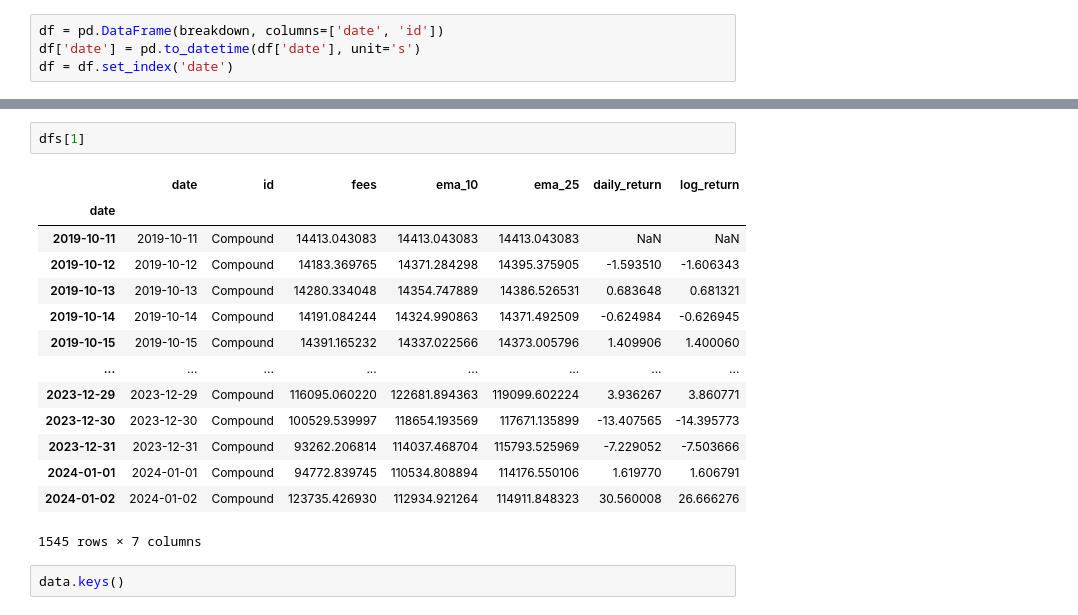
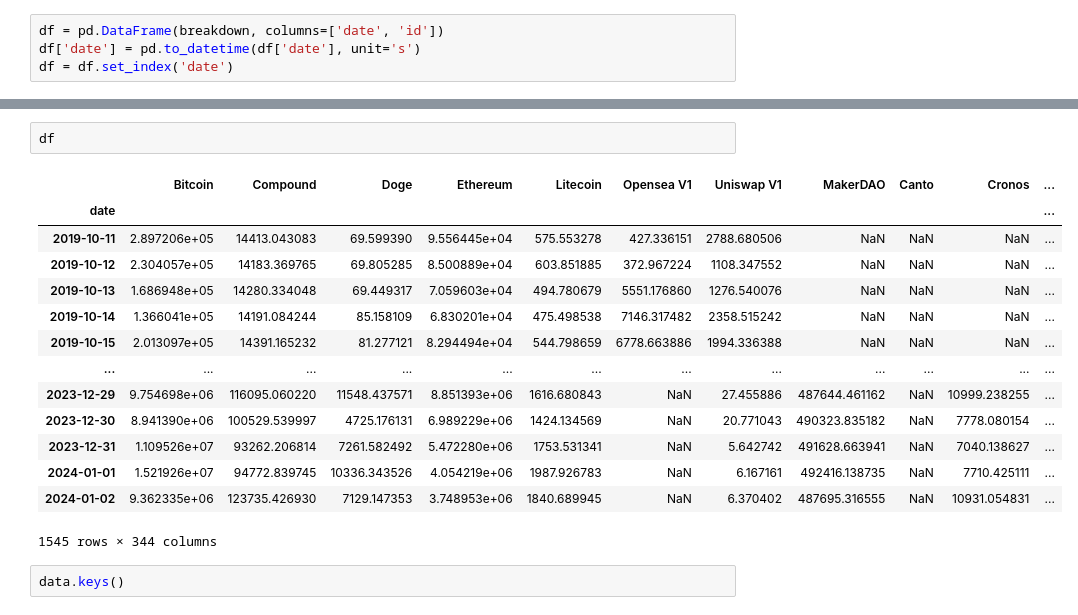
Before and after one commit to Fuuurma/Crypto_Research, a Jupyter notebook: jupyter_notebook/fees/get_fees_data.ipynb, the cells around one changed output, grey strips where cells are left out. Drawn from its saved outputs; the diff is of its cells as text.

Commit message:
daily code dump

```diff
--- a/jupyter_notebook/fees/get_fees_data.ipynb
+++ b/jupyter_notebook/fees/get_fees_data.ipynb
@@ -164,20 +203,20 @@ KeyError: 'sma_20'
-# %%
-dfs[1]
-# %% [output]
-|  | date | id | fees | ema_10 | ema_25 | daily_return | log_return |
-| date |  |  |  |  |  |  |  |
-| 2019-10-11 | 2019-10-11 | Compound | 14413.043083 | 14413.043083 | 14413.043083 | NaN | NaN |
-| 2019-10-12 | 2019-10-12 | Compound | 14183.369765 | 14371.284298 | 14395.375905 | -1.593510 | -1.606343 |
-| 2019-10-13 | 2019-10-13 | Compound | 14280.334048 | 14354.747889 | 14386.526531 | 0.683648 | 0.681321 |
-| 2019-10-14 | 2019-10-14 | Compound | 14191.084244 | 14324.990863 | 14371.492509 | -0.624984 | -0.626945 |
-| 2019-10-15 | 2019-10-15 | Compound | 14391.165232 | 14337.022566 | 14373.005796 | 1.409906 | 1.400060 |
-| ... | ... | ... | ... | ... | ... | ... | ... |
-| 2023-12-29 | 2023-12-29 | Compound | 116095.060220 | 122681.894363 | 119099.602224 | 3.936267 | 3.860771 |
-| 2023-12-30 | 2023-12-30 | Compound | 100529.539997 | 118654.193569 | 117671.135899 | -13.407565 | -14.395773 |
-| 2023-12-31 | 2023-12-31 | Compound | 93262.206814 | 114037.468704 | 115793.525969 | -7.229052 | -7.503666 |
-| 2024-01-01 | 2024-01-01 | Compound | 94772.839745 | 110534.808894 | 114176.550106 | 1.619770 | 1.606791 |
-| 2024-01-02 | 2024-01-02 | Compound | 123735.426930 | 112934.921264 | 114911.848323 | 30.560008 | 26.666276 |
-1545 rows × 7 columns
+# %%
+df
+# %% [output]
+|  | Bitcoin | Compound | Doge | Ethereum | Litecoin | Opensea V1 | Uniswap V1 | MakerDAO | Canto | Cronos | ... |
+| date |  |  |  |  |  |  |  |  |  |  | ... |
+| 2019-10-11 | 2.897206e+05 | 14413.043083 | 69.599390 | 9.556445e+04 | 575.553278 | 427.336151 | 2788.680506 | NaN | NaN | NaN | ... |
+| 2019-10-12 | 2.304057e+05 | 14183.369765 | 69.805285 | 8.500889e+04 | 603.851885 | 372.967224 | 1108.347552 | NaN | NaN | NaN | ... |
+| 2019-10-13 | 1.686948e+05 | 14280.334048 | 69.449317 | 7.059603e+04 | 494.780679 | 5551.176860 | 1276.540076 | NaN | NaN | NaN | ... |
+| 2019-10-14 | 1.366041e+05 | 14191.084244 | 85.158109 | 6.830201e+04 | 475.498538 | 7146.317482 | 2358.515242 | NaN | NaN | NaN | ... |
+| 2019-10-15 | 2.013097e+05 | 14391.165232 | 81.277121 | 8.294494e+04 | 544.798659 | 6778.663886 | 1994.336388 | NaN | NaN | NaN | ... |
+| ... | ... | ... | ... | ... | ... | ... | ... | ... | ... | ... | ... |
+| 2023-12-29 | 9.754698e+06 | 116095.060220 | 11548.437571 | 8.851393e+06 | 1616.680843 | NaN | 27.455886 | 487644.461162 | NaN | 10999.238255 | ... |
+| 2023-12-30 | 8.941390e+06 | 100529.539997 | 4725.176131 | 6.989229e+06 | 1424.134569 | NaN | 20.771043 | 490323.835182 | NaN | 7778.080154 | ... |
+| 2023-12-31 | 1.109526e+07 | 93262.206814 | 7261.582492 | 5.472280e+06 | 1753.531341 | NaN | 5.642742 | 491628.663941 | NaN | 7040.138627 | ... |
+| 2024-01-01 | 1.521926e+07 | 94772.839745 | 10336.343526 | 4.054219e+06 | 1987.926783 | NaN | 6.167161 | 492416.138735 | NaN | 7710.425111 | ... |
+| 2024-01-02 | 9.362335e+06 | 123735.426930 | 7129.147353 | 3.748953e+06 | 1840.689945 | NaN | 6.370402 | 487695.316555 | NaN | 10931.054831 | ... |
+1545 rows × 344 columns
 # %%
 data.keys()
 # %% [output]
```
Also changed, not shown: parts of 15 cells of this notebook, 14 other files.
